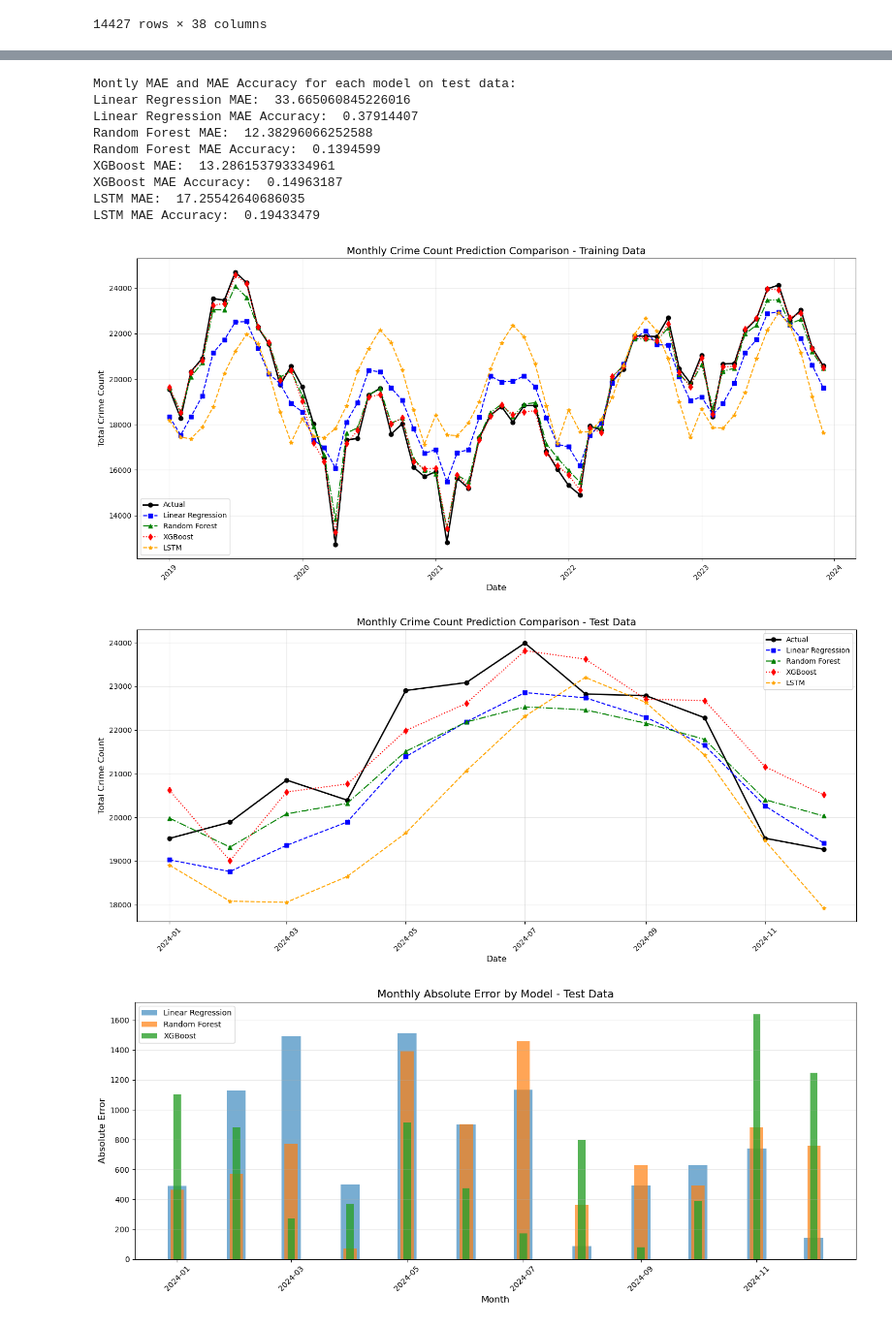
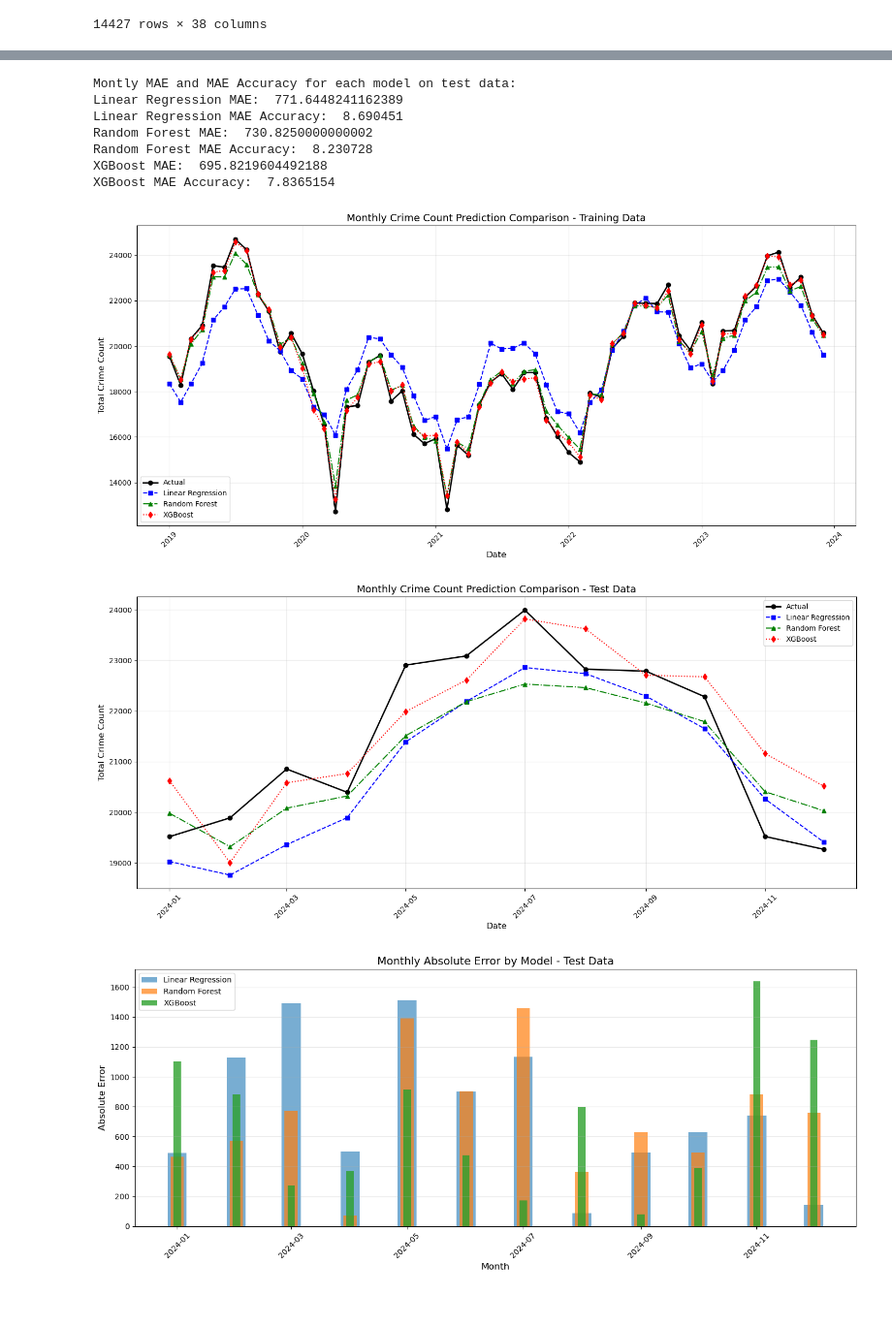
Before and after one commit to Lemonziz/IT5006Project, a Jupyter notebook: machine_learning_time_series.ipynb, the cells around one changed output, grey strips where cells are left out. Shown at 97% size. Cells and saved outputs as stored; diff of their text form; code cells hidden in the pictures.

Commit message:
lstm result

```diff
--- a/machine_learning_time_series.ipynb
+++ b/machine_learning_time_series.ipynb
@@ -429,11 +405,9 @@ Mean Absolute Error Percentage: 19.43%
 df_train["lr_pred"] = lr_train_pred
 df_train["rf_pred"] = rf_train_pred
 df_train["xg_pred"] = xg_train_pred
-df_train["lstm_pred"] = lstm_train_pred
 df_test["lr_pred"] = lr_pred
 df_test["rf_pred"] = rf_pred
 df_test["xg_pred"] = xg_pred
-df_test["lstm_pred"] = lstm_predict
 
 
 # Add residuals (actual - predicted)
@@ -495,21 +469,29 @@ monthly_test["date"] = pd.to_datetime(
 monthly_train = monthly_train.sort_values("date")
 monthly_test = monthly_test.sort_values("date")
 
+y_test_monthly = monthly_test["crime_count"]
 # print mean absolute error and mean absolute error accuracy for each model
 print("Montly MAE and MAE Accuracy for each model on test data:")
-print("Linear Regression MAE: ", mean_absolute_error(y_test, lr_pred))
+print(
+    "Linear Regression MAE: ",
+    mean_absolute_error(y_test_monthly, monthly_test["lr_pred"]),
+)
 print(
     "Linear Regression MAE Accuracy: ",
-    mean_absolute_error(y_test, lr_pred) / y_test.mean(),
+    mean_absolute_error(y_test_monthly, monthly_test["lr_pred"]) / y_test.mean(),
 )
-print("Random Forest MAE: ", mean_absolute_error(y_test, rf_pred))
 print(
-    "Random Forest MAE Accuracy: ", mean_absolute_error(y_test, rf_pred) / y_test.mean()
+    "Random Forest MAE: ", mean_absolute_error(y_test_monthly, monthly_test["rf_pred"])
 )
-print("XGBoost MAE: ", mean_absolute_error(y_test, xg_pred))
-print("XGBoost MAE Accuracy: ", mean_absolute_error(y_test, xg_pred) / y_test.mean())
-print("LSTM MAE: ", mean_absolute_error(y_test, lstm_predict))
-print("LSTM MAE Accuracy: ", mean_absolute_error(y_test, lstm_predict) / y_test.mean())
+print(
+    "Random Forest MAE Accuracy: ",
+    mean_absolute_error(y_test_monthly, monthly_test["rf_pred"]) / y_test.mean(),
+)
+print("XGBoost MAE: ", mean_absolute_error(y_test_monthly, monthly_test["xg_pred"]))
+print(
+    "XGBoost MAE Accuracy: ",
+    mean_absolute_error(y_test_monthly, monthly_test["xg_pred"]) / y_test.mean(),
+)
 # Plot monthly comparison - Training data
 plt.figure(figsize=(15, 7))
 plt.plot(
@@ -543,14 +525,6 @@ plt.plot(
     linestyle=":",
     label="XGBoost",
     color="red",
-)
-plt.plot(
-    monthly_train["date"],
-    monthly_train["lstm_pred"],
-    marker="*",
-    linestyle="--",
-    label="LSTM",
-    color="orange",
 )
 plt.title("Monthly Crime Count Prediction Comparison - Training Data", fontsize=14)
 plt.xlabel("Date", fontsize=12)
@@ -580,51 +554,41 @@ plt.plot(
     label="Linear Regression",
     color="blue",
 )
 plt.plot(
     monthly_test["date"],
     monthly_test["rf_pred"],
     marker="^",
     linestyle="-.",
     label="Random Forest",
     color="green",
 )
 plt.plot(
     monthly_test["date"],
     monthly_test["xg_pred"],
     marker="d",
     linestyle=":",
     label="XGBoost",
     color="red",
 )
-plt.plot(
-    monthly_test["date"],
-    monthly_test["lstm_pred"],
-    marker="*",
-    linestyle="--",
-    label="LSTM",
-    color="orange",
-)
 plt.title("Monthly Crime Count Prediction Comparison - Test Data", fontsize=14)
 plt.xlabel("Date", fontsize=12)
 plt.ylabel("Total Crime Count", fontsize=12)
 plt.grid(True, alpha=0.3)
 plt.legend()
 plt.xticks(rotation=45)
 plt.tight_layout()
 plt.savefig("./figure/monthly_comparison_test_data.pdf", format="pdf")
 plt.show()
 # %% [output]
 Montly MAE and MAE Accuracy for each model on test data:
-Linear Regression MAE:  33.665060845226016
-Linear Regression MAE Accuracy:  0.37914407
-Random Forest MAE:  12.38296066252588
-Random Forest MAE Accuracy:  0.1394599
-XGBoost MAE:  13.286153793334961
-XGBoost MAE Accuracy:  0.14963187
-LSTM MAE:  17.25542640686035
-LSTM MAE Accuracy:  0.19433479
+Linear Regression MAE:  771.6448241162389
+Linear Regression MAE Accuracy:  8.690451
+Random Forest MAE:  730.8250000000002
+Random Forest MAE Accuracy:  8.230728
+XGBoost MAE:  695.8219604492188
+XGBoost MAE Accuracy:  7.8365154
-[figure, old version]
+[figure, new version]
-[figure, old version]
+[figure, new version]
 # %%
 # 2. MODEL PERFORMANCE BY MONTH
 # ============================
```
Also changed, not shown: parts of 2 cells of this notebook, 3 other files.
